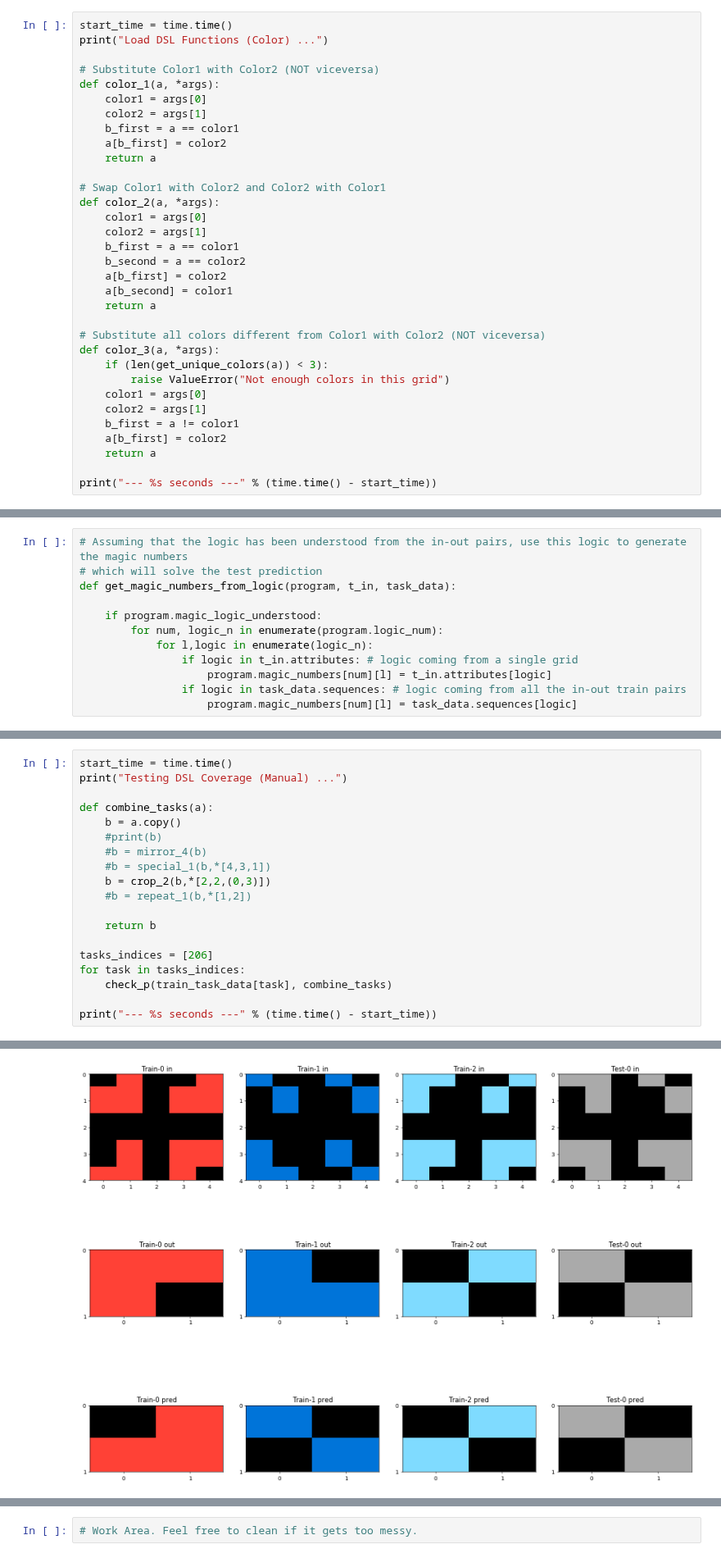
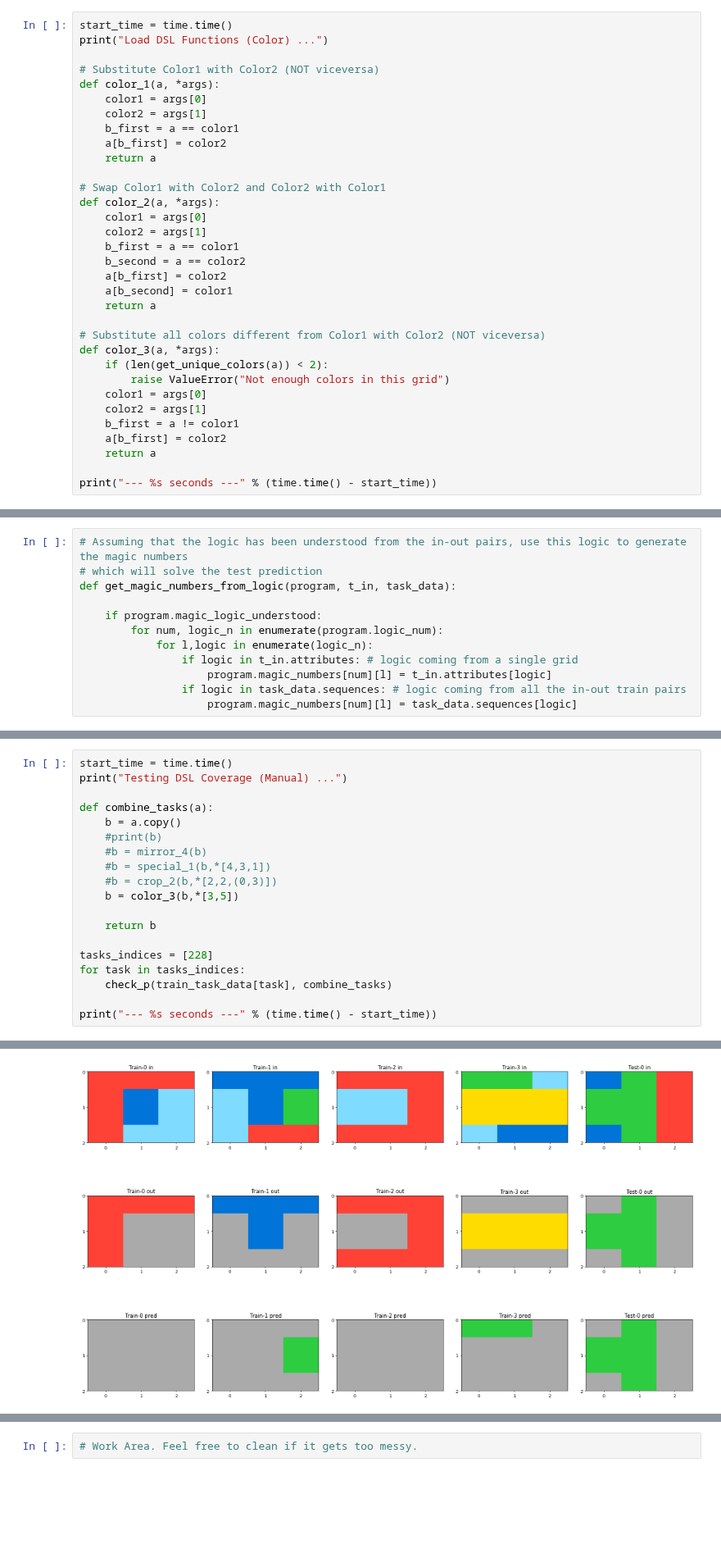
Before and after one commit to lorepieri8/ARC_challenge, a Jupyter notebook: ARC_DSL.ipynb, the cells around one changed output, grey strips where cells are left out. Shown at 82% size. Cells and saved outputs as stored; diff of their text form; blank space fills up the shorter version.

Commit message:
make color_3 act alone

```diff
--- a/ARC_DSL.ipynb
+++ b/ARC_DSL.ipynb
@@ -1010,7 +1010,7 @@ def color_2(a, *args):
 
 # Substitute all colors different from Color1 with Color2 (NOT viceversa)
 def color_3(a, *args):
-    if (len(get_unique_colors(a)) < 3):
+    if (len(get_unique_colors(a)) < 2):
         raise ValueError("Not enough colors in this grid")
     color1 = args[0]
     color2 = args[1]
@@ -1767,12 +1767,12 @@ def combine_tasks(a):
     #print(b)
     #b = mirror_4(b)
     #b = special_1(b,*[4,3,1])
-    b = crop_2(b,*[2,2,(0,3)])
-    #b = repeat_1(b,*[1,2])
+    #b = crop_2(b,*[2,2,(0,3)])
+    b = color_3(b,*[3,5])
 
     return b
 
-tasks_indices = [206]
+tasks_indices = [228]
 for task in tasks_indices:
     check_p(train_task_data[task], combine_tasks)
 
@@ -1783,4 +1783,4 @@ Testing DSL Coverage (Manual) ...
-[figure, old version]
+[figure, new version]
 # %%
 start_time = time.time()
 print("Testing DSL Coverage (Training Set) ...")
```
Also changed, not shown: parts of 30 cells of this notebook.
